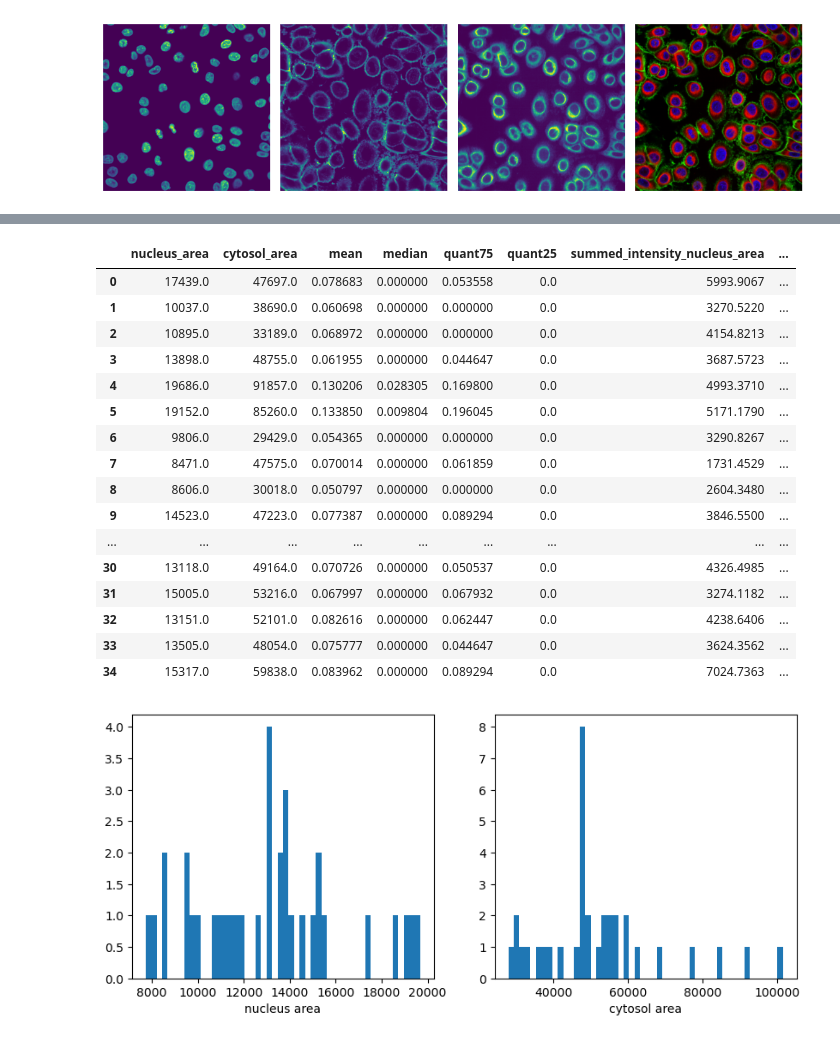
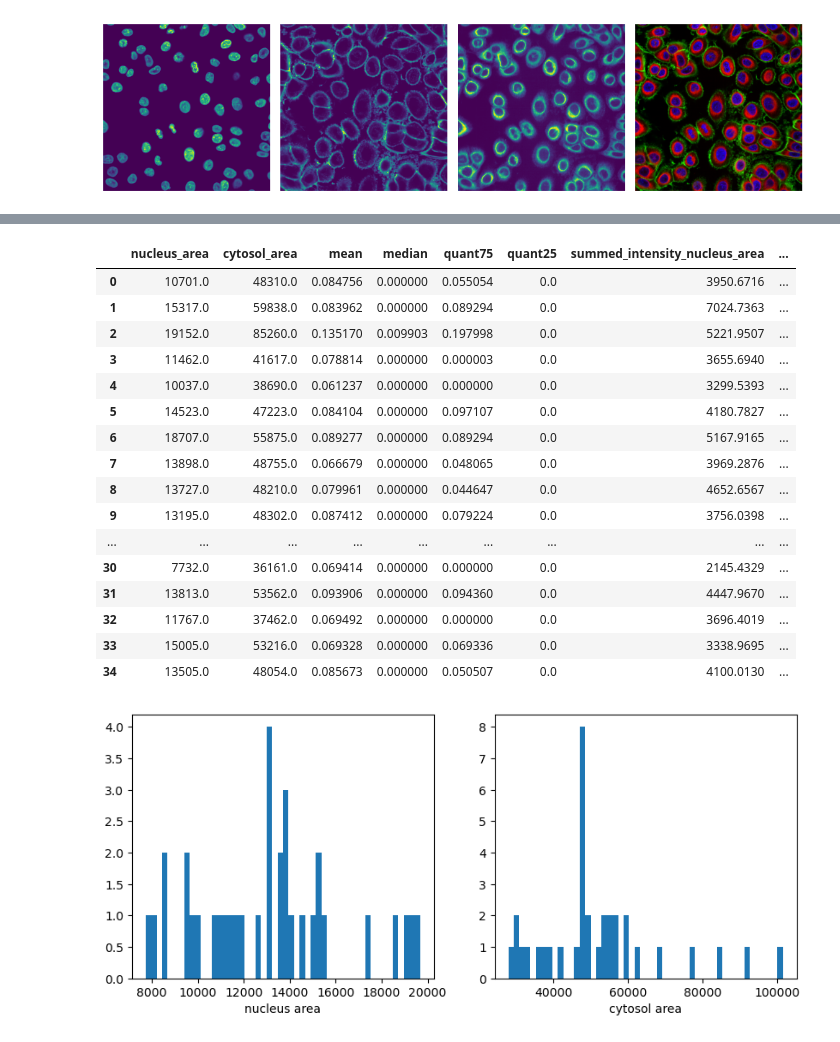
Before and after one commit to MannLabs/scPortrait, a Jupyter notebook: example_data/example_4/processing_notebook.ipynb, the cells around one changed output, grey strips where cells are left out. Drawn from its saved outputs; the diff is of its cells as text; code cells hidden in the pictures.

```diff
--- a/example_data/example_4/processing_notebook.ipynb
+++ b/example_data/example_4/processing_notebook.ipynb
@@ -215,25 +216,25 @@ Total: 35
 # %%
 #load classification results
-results = pd.read_csv(f"{project_location}/classification/0_Ch3_Featurization/calculated_features.csv", index_col = 0)
+results = pd.read_csv(f"{project_location}/classification/0_Ch4_Featurization/calculated_features.csv", index_col = 0)
 results
 # %% [output]
 |  | nucleus_area | cytosol_area | mean | median | quant75 | quant25 | summed_intensity_nucleus_area | ... |
-| 0 | 17439.0 | 47697.0 | 0.078683 | 0.000000 | 0.053558 | 0.0 | 5993.9067 | ... |
-| 1 | 10037.0 | 38690.0 | 0.060698 | 0.000000 | 0.000000 | 0.0 | 3270.5220 | ... |
-| 2 | 10895.0 | 33189.0 | 0.068972 | 0.000000 | 0.000000 | 0.0 | 4154.8213 | ... |
-| 3 | 13898.0 | 48755.0 | 0.061955 | 0.000000 | 0.044647 | 0.0 | 3687.5723 | ... |
-| 4 | 19686.0 | 91857.0 | 0.130206 | 0.028305 | 0.169800 | 0.0 | 4993.3710 | ... |
-| 5 | 19152.0 | 85260.0 | 0.133850 | 0.009804 | 0.196045 | 0.0 | 5171.1790 | ... |
-| 6 | 9806.0 | 29429.0 | 0.054365 | 0.000000 | 0.000000 | 0.0 | 3290.8267 | ... |
-| 7 | 8471.0 | 47575.0 | 0.070014 | 0.000000 | 0.061859 | 0.0 | 1731.4529 | ... |
-| 8 | 8606.0 | 30018.0 | 0.050797 | 0.000000 | 0.000000 | 0.0 | 2604.3480 | ... |
-| 9 | 14523.0 | 47223.0 | 0.077387 | 0.000000 | 0.089294 | 0.0 | 3846.5500 | ... |
+| 0 | 10701.0 | 48310.0 | 0.084756 | 0.000000 | 0.055054 | 0.0 | 3950.6716 | ... |
+| 1 | 15317.0 | 59838.0 | 0.083962 | 0.000000 | 0.089294 | 0.0 | 7024.7363 | ... |
+| 2 | 19152.0 | 85260.0 | 0.135170 | 0.009903 | 0.197998 | 0.0 | 5221.9507 | ... |
+| 3 | 11462.0 | 41617.0 | 0.078814 | 0.000000 | 0.000003 | 0.0 | 3655.6940 | ... |
+| 4 | 10037.0 | 38690.0 | 0.061237 | 0.000000 | 0.000000 | 0.0 | 3299.5393 | ... |
+| 5 | 14523.0 | 47223.0 | 0.084104 | 0.000000 | 0.097107 | 0.0 | 4180.7827 | ... |
+| 6 | 18707.0 | 55875.0 | 0.089277 | 0.000000 | 0.089294 | 0.0 | 5167.9165 | ... |
+| 7 | 13898.0 | 48755.0 | 0.066679 | 0.000000 | 0.048065 | 0.0 | 3969.2876 | ... |
+| 8 | 13727.0 | 48210.0 | 0.079961 | 0.000000 | 0.044647 | 0.0 | 4652.6567 | ... |
+| 9 | 13195.0 | 48302.0 | 0.087412 | 0.000000 | 0.079224 | 0.0 | 3756.0398 | ... |
 | ... | ... | ... | ... | ... | ... | ... | ... | ... |
-| 30 | 13118.0 | 49164.0 | 0.070726 | 0.000000 | 0.050537 | 0.0 | 4326.4985 | ... |
-| 31 | 15005.0 | 53216.0 | 0.067997 | 0.000000 | 0.067932 | 0.0 | 3274.1182 | ... |
-| 32 | 13151.0 | 52101.0 | 0.082616 | 0.000000 | 0.062447 | 0.0 | 4238.6406 | ... |
-| 33 | 13505.0 | 48054.0 | 0.075777 | 0.000000 | 0.044647 | 0.0 | 3624.3562 | ... |
-| 34 | 15317.0 | 59838.0 | 0.083962 | 0.000000 | 0.089294 | 0.0 | 7024.7363 | ... |
+| 30 | 7732.0 | 36161.0 | 0.069414 | 0.000000 | 0.000000 | 0.0 | 2145.4329 | ... |
+| 31 | 13813.0 | 53562.0 | 0.093906 | 0.000000 | 0.094360 | 0.0 | 4447.9670 | ... |
+| 32 | 11767.0 | 37462.0 | 0.069492 | 0.000000 | 0.000000 | 0.0 | 3696.4019 | ... |
+| 33 | 15005.0 | 53216.0 | 0.069328 | 0.000000 | 0.069336 | 0.0 | 3338.9695 | ... |
+| 34 | 13505.0 | 48054.0 | 0.085673 | 0.000000 | 0.050507 | 0.0 | 4100.0130 | ... |
 # %%
 fig, axs = plt.subplots(1, 2, figsize = (10, 4))
 axs[0].hist(results["nucleus_area"], bins = 50)
```
Also changed, not shown: parts of 7 cells of this notebook, 3 other files.
